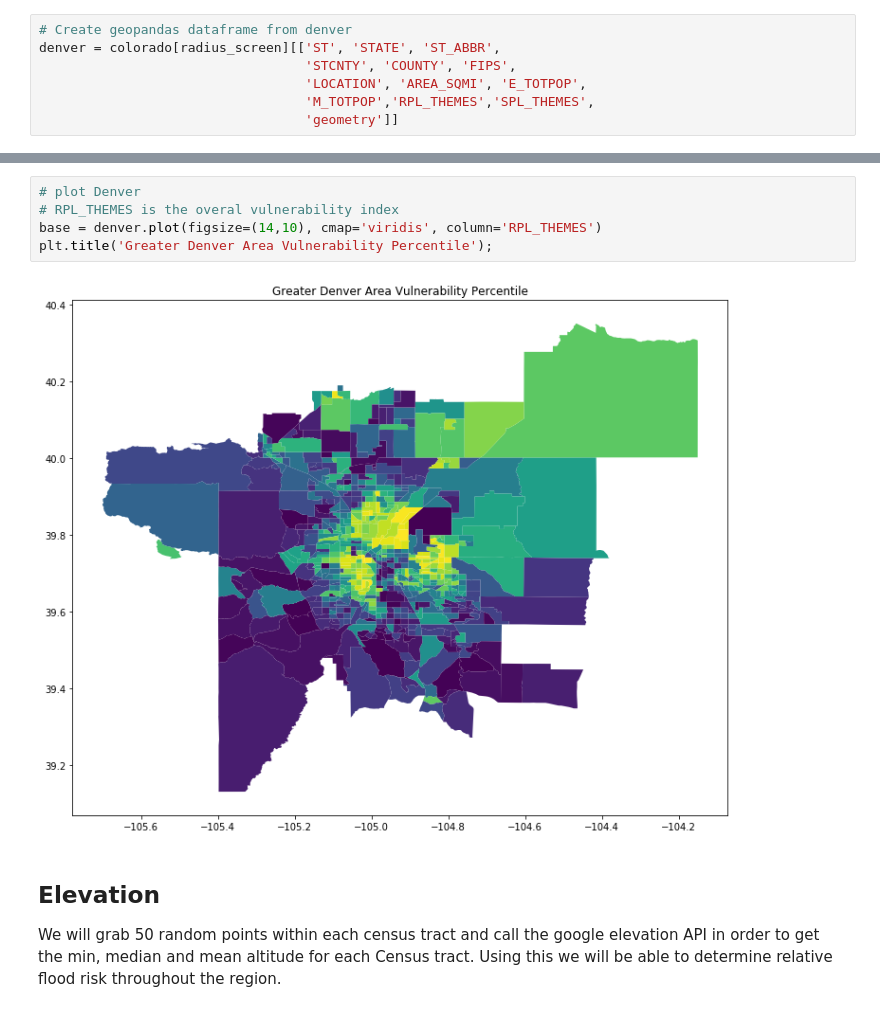
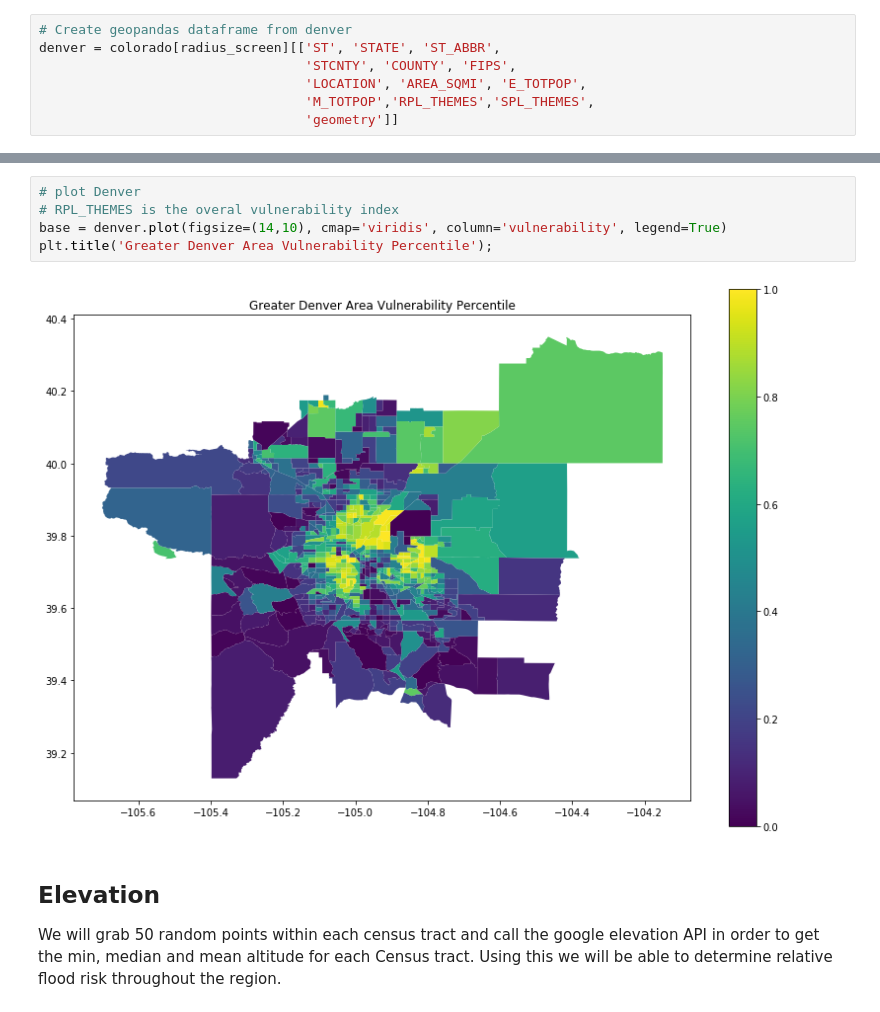
Before and after one commit to magnusbig/fema_7_lifelines, a Jupyter notebook: code/flood_zones.ipynb, the cells around one changed output, grey strips where cells are left out. Cells and saved outputs as stored; diff of their text form.

```diff
--- a/code/flood_zones.ipynb
+++ b/code/flood_zones.ipynb
@@ -150,10 +151,10 @@ denver.head()
 # %%
 # plot Denver
 # RPL_THEMES is the overal vulnerability index
-base = denver.plot(figsize=(14,10), cmap='viridis', column='RPL_THEMES')
+base = denver.plot(figsize=(14,10), cmap='viridis', column='vulnerability', legend=True)
 plt.title('Greater Denver Area Vulnerability Percentile');
 # %% [output]
-[figure, old version]
+[figure, new version]
 # %% [markdown]
 ## Elevation
 
```
Also changed, not shown: parts of 33 cells of this notebook.
